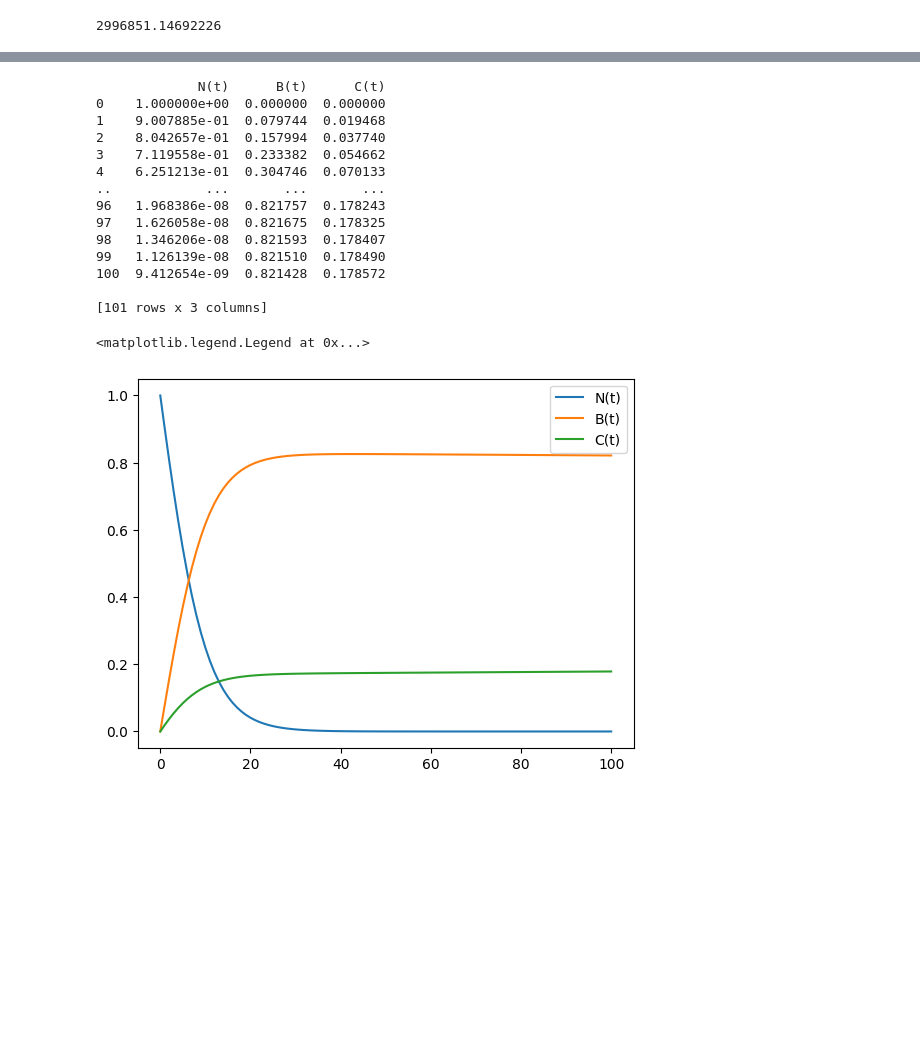
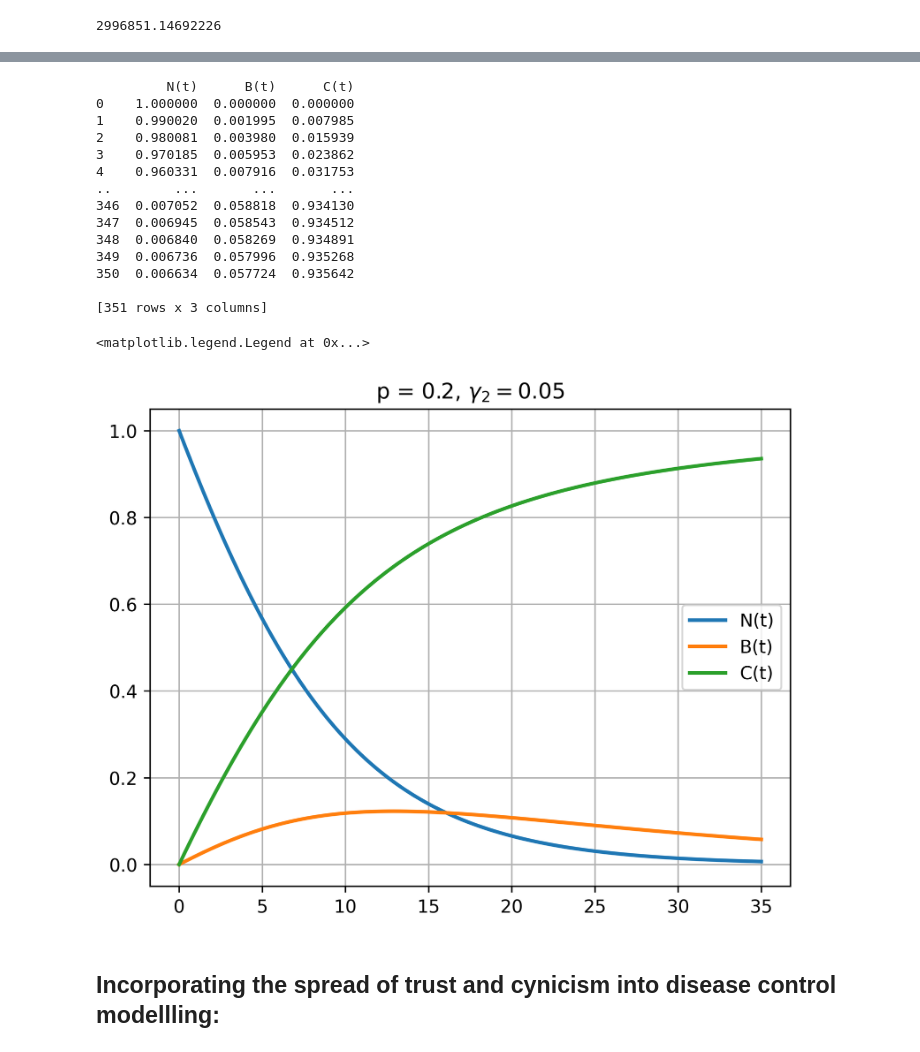
Before and after one commit to AndreiAf02/Math574_Project, a Jupyter notebook: Cholera_Fitter_V1.ipynb, the cells around one changed output, grey strips where cells are left out. Drawn from its saved outputs; the diff is of its cells as text; code cells hidden in the pictures; blank space fills up the shorter version.

```diff
--- a/Cholera_Fitter_V1.ipynb
+++ b/Cholera_Fitter_V1.ipynb
@@ -266,45 +210,47 @@ def trust(y,t,beta1, beta2, gamma1, gamma2, p):
     dC_dt= (1-p) * gamma1*N + beta2*C*N + gamma2*B
     return([dN_dt,dB_dt,dC_dt])
 # %%
-gamma1 = 1
-beta1 = 1
-beta2 = 0.5
-p = 0.8
-gamma2 = 0.001
+gamma1 = 0.1
+beta1 = 0.1
+beta2 = 0.05
+p = 0.2
+gamma2 = 0.05
 
 N0=1
 B0=0
 C0=0
 
-t = np.linspace(0, 10, 101)
+t = np.linspace(0, 35, 351)
 
 solution = scipy.integrate.odeint(trust,[N0, B0, C0],t,args=(beta1, beta2, gamma1, gamma2, p))
 Solution = pd.DataFrame()
 Solution['N(t)']=solution[:,0]
 Solution['B(t)']=solution[:,1]
 Solution['C(t)']=solution[:,2]
 
 print(Solution)
 
-plt.figure()
-plt.plot(Solution['N(t)'], label='N(t)')
-plt.plot(Solution['B(t)'], label='B(t)')
-plt.plot(Solution['C(t)'], label='C(t)')
+plt.figure(dpi=600)
+plt.title('p = '+str(p)+', '+r'$\gamma_2=$'+str(gamma2))
+plt.plot(t, Solution['N(t)'], label='N(t)', linewidth=2.0)
+plt.plot(t, Solution['B(t)'], label='B(t)', linewidth=2.0)
+plt.plot(t, Solution['C(t)'], label='C(t)', linewidth=2.0)
+plt.grid()
 plt.legend()
 # %% [output]
-             N(t)      B(t)      C(t)
-0    1.000000e+00  0.000000  0.000000
-1    9.007885e-01  0.079744  0.019468
-2    8.042657e-01  0.157994  0.037740
-3    7.119558e-01  0.233382  0.054662
-4    6.251213e-01  0.304746  0.070133
-..            ...       ...       ...
-96   1.968386e-08  0.821757  0.178243
-97   1.626058e-08  0.821675  0.178325
-98   1.346206e-08  0.821593  0.178407
-99   1.126139e-08  0.821510  0.178490
-100  9.412654e-09  0.821428  0.178572
+         N(t)      B(t)      C(t)
+0    1.000000  0.000000  0.000000
+1    0.990020  0.001995  0.007985
+2    0.980081  0.003980  0.015939
+3    0.970185  0.005953  0.023862
+4    0.960331  0.007916  0.031753
+..        ...       ...       ...
+346  0.007052  0.058818  0.934130
+347  0.006945  0.058543  0.934512
+348  0.006840  0.058269  0.934891
+349  0.006736  0.057996  0.935268
+350  0.006634  0.057724  0.935642
 
-[101 rows x 3 columns]
+[351 rows x 3 columns]
 <matplotlib.legend.Legend at 0x...>
-[figure, old version]
+[figure, new version]
@@ -391,0 +257,2 @@ def SIR_fitter(mod, t, N, beta, gamma, data, label):
+# %% [markdown]
+## Incorporating the spread of trust and cynicism into disease control modellling:
```
Also changed, not shown: parts of 9 cells of this notebook.
